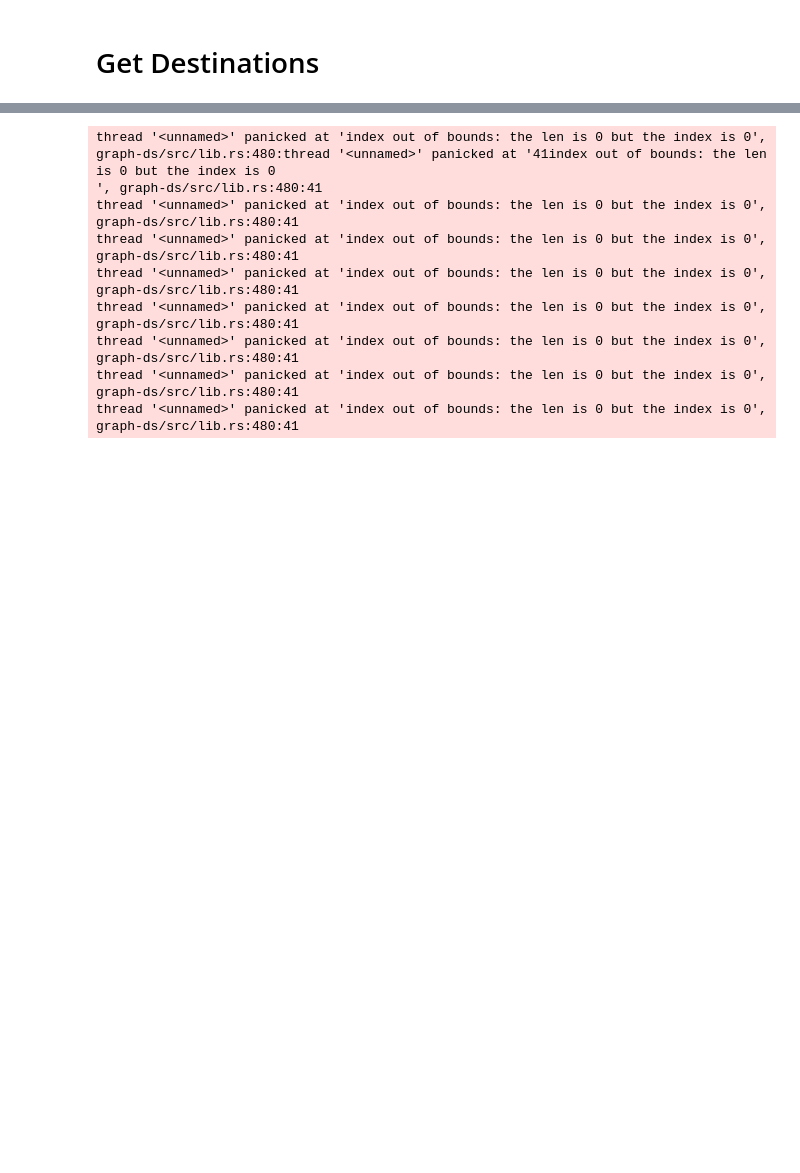
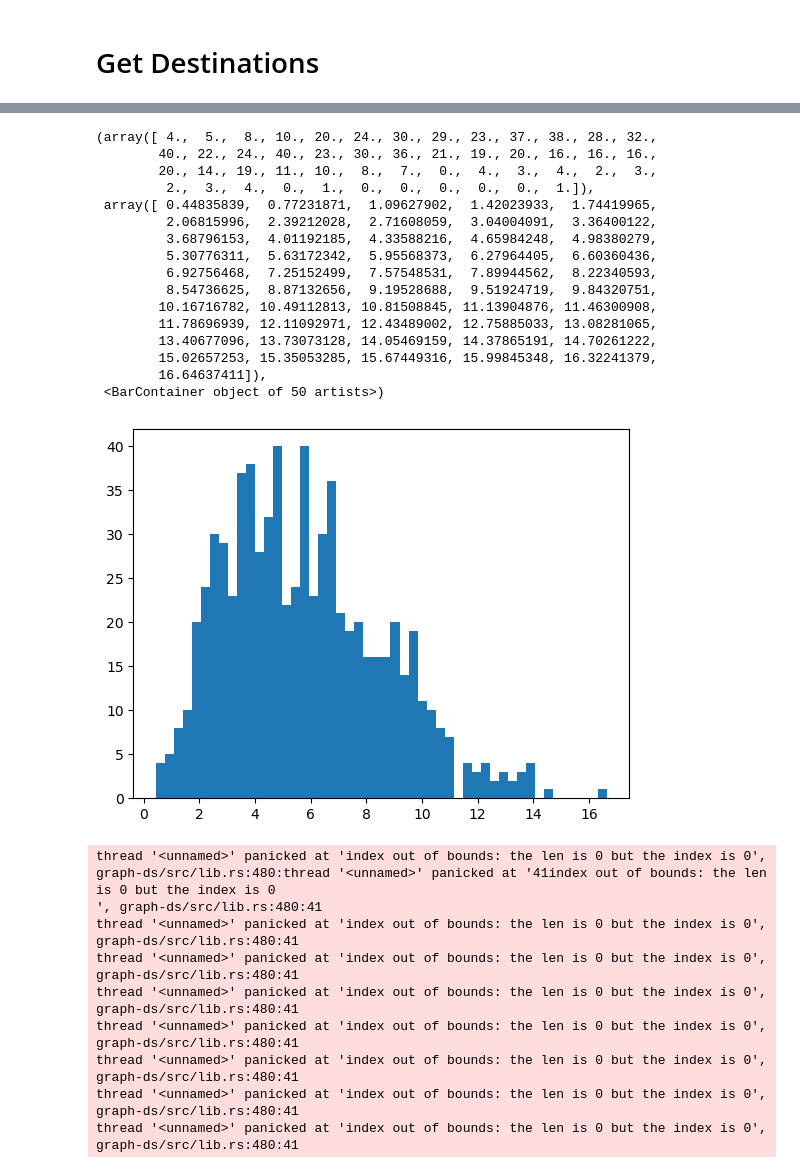
Before and after one commit to hextransit/n-minute-city, a Jupyter notebook: python/poi_routing.ipynb, the cells around one changed output, grey strips where cells are left out. Drawn from its saved outputs; the diff is of its cells as text; code cells hidden in the pictures; blank space fills up the shorter version.

```diff
--- a/python/poi_routing.ipynb
+++ b/python/poi_routing.ipynb
@@ -143,0 +225,20 @@ origins = list(origins[origins['residential_bool']==1]['h3_index'])
+# %%
+plt.hist(df.values, bins=50)
+# %% [output]
+(array([ 4.,  5.,  8., 10., 20., 24., 30., 29., 23., 37., 38., 28., 32.,
+        40., 22., 24., 40., 23., 30., 36., 21., 19., 20., 16., 16., 16.,
+        20., 14., 19., 11., 10.,  8.,  7.,  0.,  4.,  3.,  4.,  2.,  3.,
+         2.,  3.,  4.,  0.,  1.,  0.,  0.,  0.,  0.,  0.,  1.]),
+ array([ 0.44835839,  0.77231871,  1.09627902,  1.42023933,  1.74419965,
+         2.06815996,  2.39212028,  2.71608059,  3.04004091,  3.36400122,
+         3.68796153,  4.01192185,  4.33588216,  4.65984248,  4.98380279,
+         5.30776311,  5.63172342,  5.95568373,  6.27964405,  6.60360436,
+         6.92756468,  7.25152499,  7.57548531,  7.89944562,  8.22340593,
+         8.54736625,  8.87132656,  9.19528688,  9.51924719,  9.84320751,
+        10.16716782, 10.49112813, 10.81508845, 11.13904876, 11.46300908,
+        11.78696939, 12.11092971, 12.43489002, 12.75885033, 13.08281065,
+        13.40677096, 13.73073128, 14.05469159, 14.37865191, 14.70261222,
+        15.02657253, 15.35053285, 15.67449316, 15.99845348, 16.32241379,
+        16.64637411]),
+ <BarContainer object of 50 artists>)
+[figure, added]
```
Also changed, not shown: parts of 19 cells of this notebook, 1 other file.
